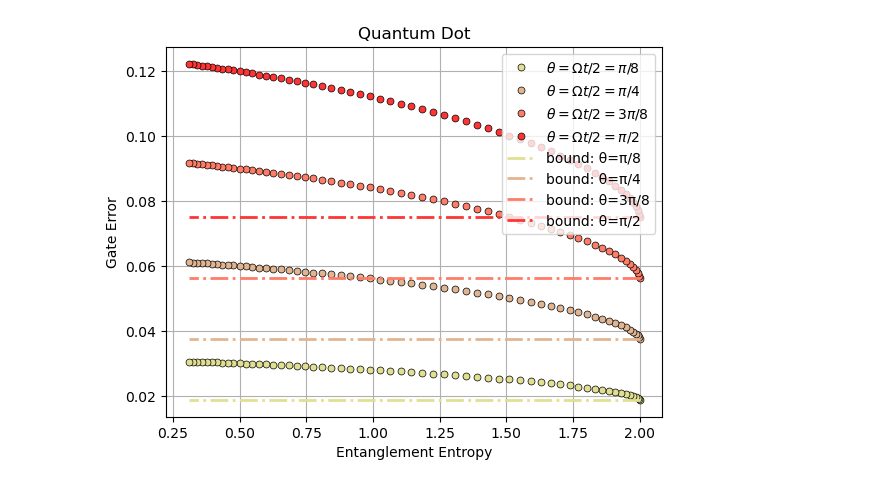
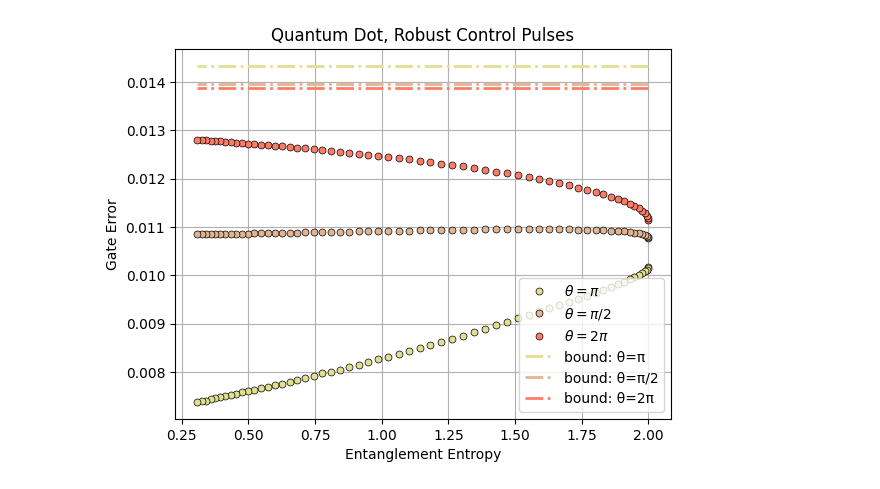
Before and after one commit to minidas/Entanglement-Induced-Resilience-of-Quantum-Dynamics, a Jupyter notebook: RCP.ipynb, the cells around one changed output. Cells and saved outputs as stored; diff of their text form; code cells hidden in the pictures.

Commit message:
feat: multiple RCP curves

```diff
--- a/RCP.ipynb
+++ b/RCP.ipynb
@@ -69,54 +76,28 @@ for temperature in tqdm(range(60)):
 # %%
 bound=[]
-summator=0
-perturbation=analog_model.H-exact_model.H
-for i in range(4):
-    for j in tqdm(range(500)):
-        summator+=5e-11*np.linalg.norm(perturbation(2.5e-8*i+5e-11*j).full(),'fro')/sqrt(d)
-        # summator+=5e-11*np.linalg.norm(perturbation(2.5e-8*i+5e-11*j).full(),'fro')**2/d
+for model in analog_model:
+    perturbation=model.H-model.exact_model.H
+    summator=0
+    for i in tqdm(range(500)):
+        summator+=3.6e-10*np.linalg.norm(perturbation(3.6e-10*i).full(),'fro')/sqrt(d)
+            # summator+=5e-11*np.linalg.norm(perturbation(2.5e-8*i+5e-11*j).full(),'fro')**2/d
     bound.append(summator)
 # %%
-from scipy.optimize import curve_fit
-def error_vs_entropy(t,a,b):
-    return a*np.power(2.01-t,0.25)+b
-error_plot_list=[]
-for i in range(4):
-    error_plot_list.append(np.array(error_list)[:,i+1])
-fit_line1 = []
-popt, pcov = curve_fit(error_vs_entropy, entropy_list, error_plot_list[0], p0=[0.01, 0.01])
-fit_line1 = error_vs_entropy(np.array(entropy_list), *popt)
-
-fit_line2 = []
-popt, pcov = curve_fit(error_vs_entropy, entropy_list, error_plot_list[1], p0=[0.01, 0.01])
-fit_line2 = error_vs_entropy(np.array(entropy_list), *popt)
-
-fit_line3 = []
-popt, pcov = curve_fit(error_vs_entropy, entropy_list, error_plot_list[2], p0=[0.01, 0.01])
-fit_line3 = error_vs_entropy(np.array(entropy_list), *popt)
-
-fit_line4 = []
-popt, pcov = curve_fit(error_vs_entropy, entropy_list, error_plot_list[3], p0=[0.01, 0.01])
-fit_line4 = error_vs_entropy(np.array(entropy_list), *popt)
-
 import matplotlib.pyplot as plt
-plt.plot(entropy_list,np.array(error_list)[:,1],color='0.3', marker='o', markersize=5, mfc="#e1e092", mec='k', linestyle='', markeredgewidth=0.5,label=r'$\theta=\Omega t/2=\pi/8$')
-plt.plot(entropy_list,np.array(error_list)[:,2],color='0.3', marker='o', markersize=5, mfc="#e1b592", mec='k', linestyle='', markeredgewidth=0.5,label=r'$\theta=\Omega t/2=\pi/4$')
-plt.plot(entropy_list,np.array(error_list)[:,3],color='0.3', marker='o', markersize=5, mfc="#ff7c67", mec='k', linestyle='', markeredgewidth=0.5,label=r'$\theta=\Omega t/2=3\pi/8$')
-plt.plot(entropy_list,np.array(error_list)[:,4],color='0.3', marker='o', markersize=5, mfc="#ff3434", mec='k', linestyle='', markeredgewidth=0.5,label=r'$\theta=\Omega t/2=\pi/2$')
-# plt.plot(entropy_list,fit_line1,color="#82c5c7", linestyle='--', label='fit: θ=π/8',linewidth=2)
-# plt.plot(entropy_list,fit_line2,color="#88be7d", linestyle='--', label='fit: θ=π/4',linewidth=2)
-# plt.plot(entropy_list,fit_line3,color="#b8a978", linestyle='--', label='fit: θ=3π/8',linewidth=2)
-# plt.plot(entropy_list,fit_line4,color="#be7d7d", linestyle='--', label='fit: θ=π/2',linewidth=2)
-plt.plot(entropy_list,[bound[0]]*60,color='#e1e092', linestyle='-.', label='bound: θ=π/8',linewidth=2)
-plt.plot(entropy_list,[bound[1]]*60,color='#e1b592', linestyle='-.', label='bound: θ=π/4',linewidth=2)
-plt.plot(entropy_list,[bound[2]]*60,color='#ff7c67', linestyle='-.', label='bound: θ=3π/8',linewidth=2)
-plt.plot(entropy_list,[bound[3]]*60,color="#ff3434", linestyle='-.', label='bound: θ=π/2',linewidth=2)
+plt.plot(entropy_list,np.array(error_list)[:,0],color='0.3', marker='o', markersize=5, mfc="#e1e092", mec='k', linestyle='', markeredgewidth=0.5,label=r'$\theta=\pi$')
+plt.plot(entropy_list,np.array(error_list)[:,1],color='0.3', marker='o', markersize=5, mfc="#e1b592", mec='k', linestyle='', markeredgewidth=0.5,label=r'$\theta=\pi/2$')
+plt.plot(entropy_list,np.array(error_list)[:,2],color='0.3', marker='o', markersize=5, mfc="#ff7c67", mec='k', linestyle='', markeredgewidth=0.5,label=r'$\theta=2\pi$')
+# plt.plot(entropy_list,np.array(error_list)[:,4],color='0.3', marker='o', markersize=5, mfc="#ff3434", mec='k', linestyle='', markeredgewidth=0.5,label=r'$\theta=\Omega t/2=\pi/2$')
+plt.plot(entropy_list,[bound[0]]*60,color='#e1e092', linestyle='-.', label='bound: θ=π',linewidth=2)
+plt.plot(entropy_list,[bound[1]]*60,color='#e1b592', linestyle='-.', label='bound: θ=π/2',linewidth=2)
+plt.plot(entropy_list,[bound[2]]*60,color='#ff7c67', linestyle='-.', label='bound: θ=2π',linewidth=2)
+# plt.plot(entropy_list,[bound[3]]*60,color="#ff3434", linestyle='-.', label='bound: θ=π/2',linewidth=2)
 plt.xlabel('Entanglement Entropy')
 plt.ylabel('Gate Error')
-plt.title('Quantum Dot')
-plt.legend(loc=1)
+plt.title('Quantum Dot, Robust Control Pulses')
+plt.legend(loc=0)
 plt.grid()
 plt.savefig('./Figures/QD_entropy_error.pdf',bbox_inches='tight',dpi=600)
 plt.show()
 # %% [output]
-[figure, old version]
+[figure, new version]
```
Also changed, not shown: parts of 1 cell of this notebook, 2 other files.
